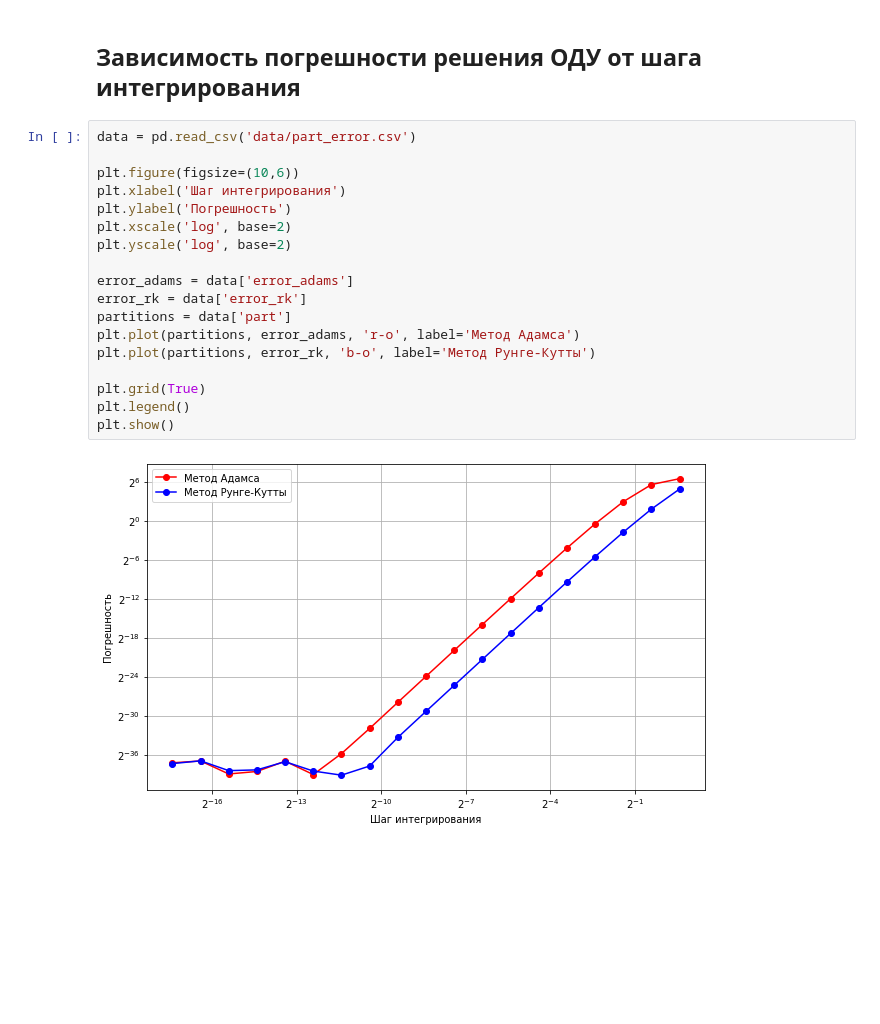
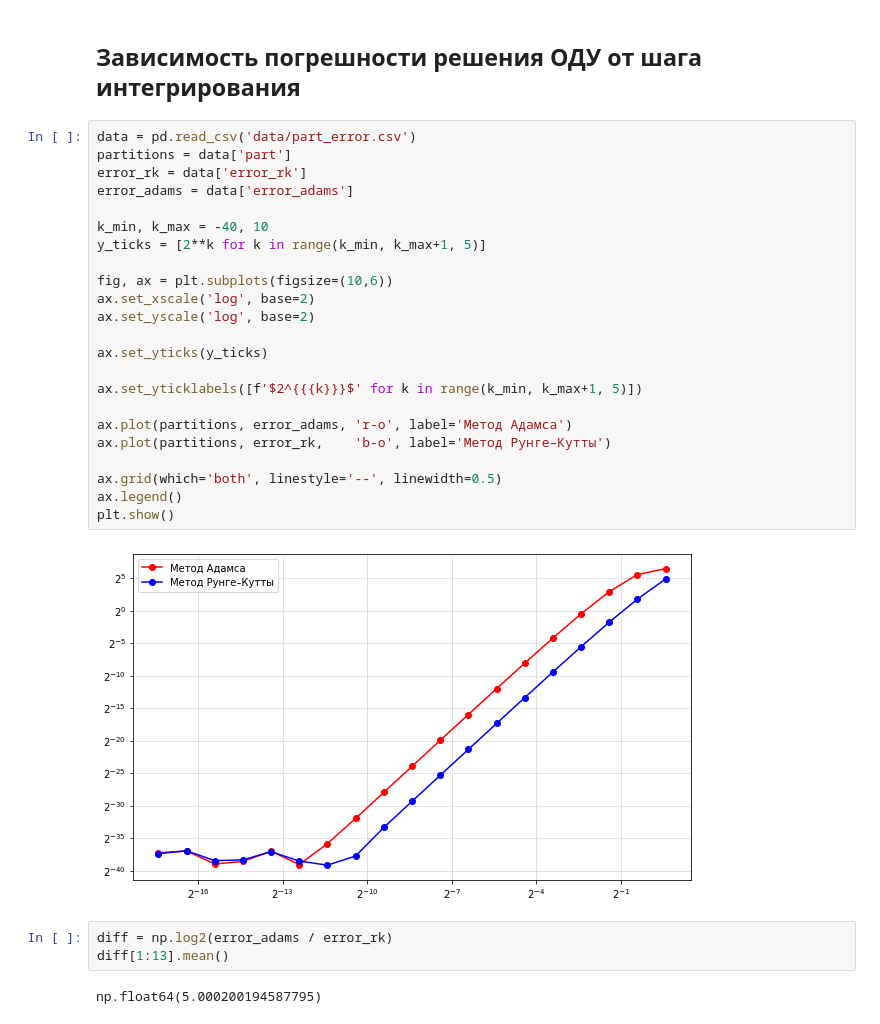
Before and after one commit to Ltaudato1/nm_labs, a Jupyter notebook: coursework/plots.ipynb, the cells around one changed output. Saved outputs shown, nothing was run; the diff lists cells and outputs as text; blank space fills up the shorter version.

Commit message:
update plots

```diff
--- a/coursework/plots.ipynb
+++ b/coursework/plots.ipynb
@@ -15,21 +15,31 @@ def answer(x):
 ## Зависимость погрешности решения ОДУ от шага интегрирования
 # %%
 data = pd.read_csv('data/part_error.csv')
+partitions = data['part']
+error_rk = data['error_rk']
+error_adams = data['error_adams']
 
-plt.figure(figsize=(10,6))
-plt.xlabel('Шаг интегрирования')
-plt.ylabel('Погрешность')
-plt.xscale('log', base=2)
-plt.yscale('log', base=2)
+k_min, k_max = -40, 10
+y_ticks = [2**k for k in range(k_min, k_max+1, 5)]
 
-error_adams = data['error_adams']
-error_rk = data['error_rk']
-partitions = data['part']
-plt.plot(partitions, error_adams, 'r-o', label='Метод Адамса')
-plt.plot(partitions, error_rk, 'b-o', label='Метод Рунге-Кутты')
+fig, ax = plt.subplots(figsize=(10,6))
+ax.set_xscale('log', base=2)
+ax.set_yscale('log', base=2)
 
-plt.grid(True)
-plt.legend()
+ax.set_yticks(y_ticks)
+
+ax.set_yticklabels([f'$2^{{{k}}}$' for k in range(k_min, k_max+1, 5)])
+
+ax.plot(partitions, error_adams, 'r-o', label='Метод Адамса')
+ax.plot(partitions, error_rk,    'b-o', label='Метод Рунге–Кутты')
+
+ax.grid(which='both', linestyle='--', linewidth=0.5)
+ax.legend()
 plt.show()
 # %% [output]
-[figure, old version]
+[figure, new version]
+# %%
+diff = np.log2(error_adams / error_rk)
+diff[1:13].mean()
+# %% [output]
+np.float64(5.000200194587795)
```
